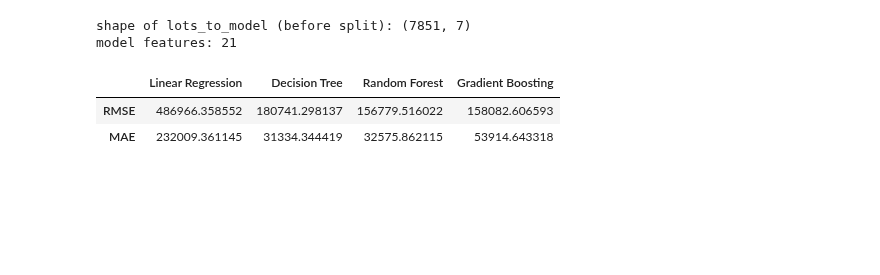
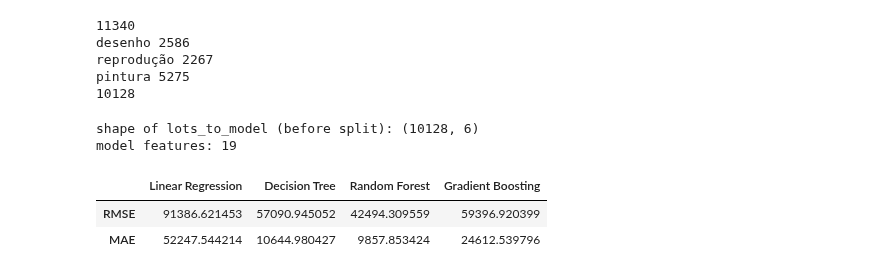
Before and after one commit to cryptogazzetta/Arte, a Jupyter notebook: analysis/catalogo_das_artes.ipynb, the cells around one changed output. Saved outputs shown, nothing was run; the diff lists cells and outputs as text; code cells hidden in the pictures; blank space fills up the shorter version.

```diff
--- a/analysis/catalogo_das_artes.ipynb
+++ b/analysis/catalogo_das_artes.ipynb
@@ -163,10 +165,30 @@ Found 464 lots for Candido Portinari (1903-1962)
+# %%
+lots = lots[lots['Medium_type'] != 'outro'] ## ONLY PAINTING
+
+lots['Price per Area'] = lots['Price (BRL)'] / lots['Area (cm²)']
+
+print(len(lots))
+# for each medium_type, remove outliers: lots with price / area > 0.9 percentile
+for medium_type in lots['Medium_type'].unique():
+    medium_type_lots = lots[lots['Medium_type'] == medium_type]
+    medium_type_lots = medium_type_lots[medium_type_lots['Price per Area'] < medium_type_lots['Price per Area'].quantile(0.9)]
+    print(medium_type, len(medium_type_lots))
+    lots = pd.concat([lots[lots['Medium_type'] != medium_type], medium_type_lots])
+
+print(len(lots))
+# %% [output]
+11340
+desenho 2586
+reprodução 2267
+pintura 5275
+10128
 # %%
 ## MODELS
 
 def fit_models(X_train, y_train, X_test, y_test):
     models = {'Linear Regression': LinearRegression(),
               'Decision Tree': DecisionTreeRegressor(),
-              'Random Forest': RandomForestRegressor(n_estimators=10, min_samples_leaf=2, min_samples_split=4),
+              'Random Forest': RandomForestRegressor(),
               'Gradient Boosting': GradientBoostingRegressor()}
 
     models_df = pd.DataFrame(columns=['Linear Regression', 'Decision Tree', 'Random Forest', 'Gradient Boosting'],
@@ -196,42 +218,42 @@ def fit_models(X_train, y_train, X_test, y_test):
 import warnings
 warnings.filterwarnings('ignore')
 
-lots_to_model = lots[['Artist', 'Width (cm)', 'Height (cm)', 'Year of sale', 'Price (BRL)', 'Medium_type', 'Area (cm²)']]#, 'Year']]
-lots_to_model.dropna(subset=['Artist', 'Width (cm)', 'Height (cm)', 'Year of sale', 'Price (BRL)', 'Medium_type', 'Area (cm²)'], inplace=True)
+lots_to_model = lots[['Artist', 'Width (cm)', 'Height (cm)', 'Year of sale', 'Price (BRL)', 'Medium_type']]#, 'Year']]
+lots_to_model.dropna(subset=['Artist', 'Width (cm)', 'Height (cm)', 'Year of sale', 'Price (BRL)', 'Medium_type'], inplace=True)
 # lots_to_model.fillna(value=1970, inplace=True) # fill NaN year with 1970
 
 print('shape of lots_to_model (before split):', str(lots_to_model.shape))
 
 X = lots_to_model.drop(['Price (BRL)'], axis=1)
 y = lots_to_model['Price (BRL)']
 
 X_train, X_test, y_train, y_test = train_test_split(X, y, test_size=0.3)
 
 X_train = pd.get_dummies(X_train, columns=['Artist', 'Medium_type'], drop_first=True)
 X_test = pd.get_dummies(X_test, columns=['Artist', 'Medium_type'], drop_first=True)
 
 print('model features:', len(X_train.columns))
 
 # add to X_test all columns that are in X_train but not in X_test
 for column in X_train.columns:
     if column not in X_test.columns:
         X_test[column] = 0
 
 # remove from x_test all columns that are in X_test but not in X_train
 for column in X_test.columns:
     if column not in X_train.columns:
         X_test.drop(column, axis=1, inplace=True)
 
 # sort columns alphabetically
 X_train = X_train.reindex(sorted(X_train.columns), axis=1)
 X_test = X_test.reindex(sorted(X_test.columns), axis=1)
 
 models_df, models = fit_models(X_train, y_train, X_test, y_test)
 
 models_df
 # %% [output]
-shape of lots_to_model (before split): (7851, 7)
-model features: 21
+shape of lots_to_model (before split): (10128, 6)
+model features: 19
 |  | Linear Regression | Decision Tree | Random Forest | Gradient Boosting |
-| RMSE | 486966.358552 | 180741.298137 | 156779.516022 | 158082.606593 |
-| MAE | 232009.361145 | 31334.344419 | 32575.862115 | 53914.643318 |
+| RMSE | 91386.621453 | 57090.945052 | 42494.309559 | 59396.920399 |
+| MAE | 52247.544214 | 10644.980427 | 9857.853424 | 24612.539796 |
```
Also changed, not shown: parts of 17 cells of this notebook, 17 other files.
